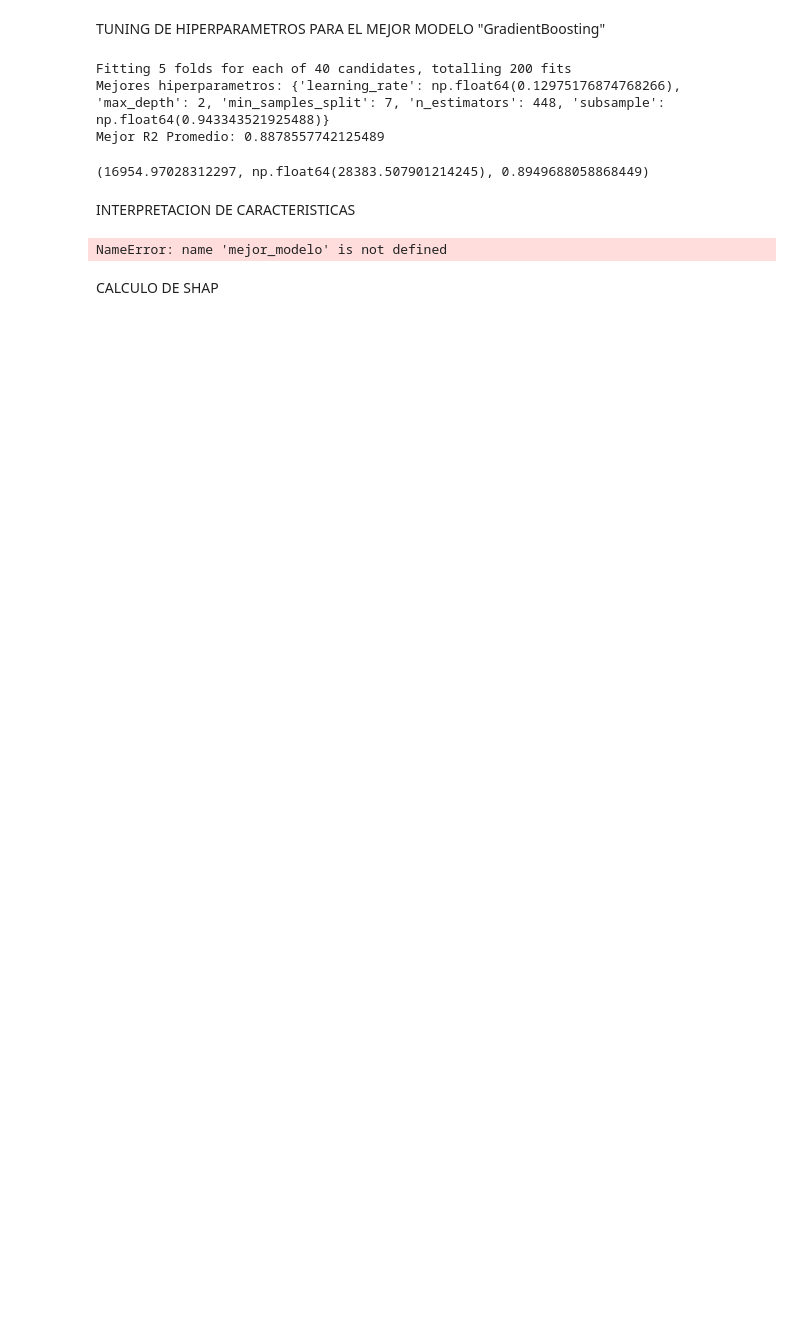
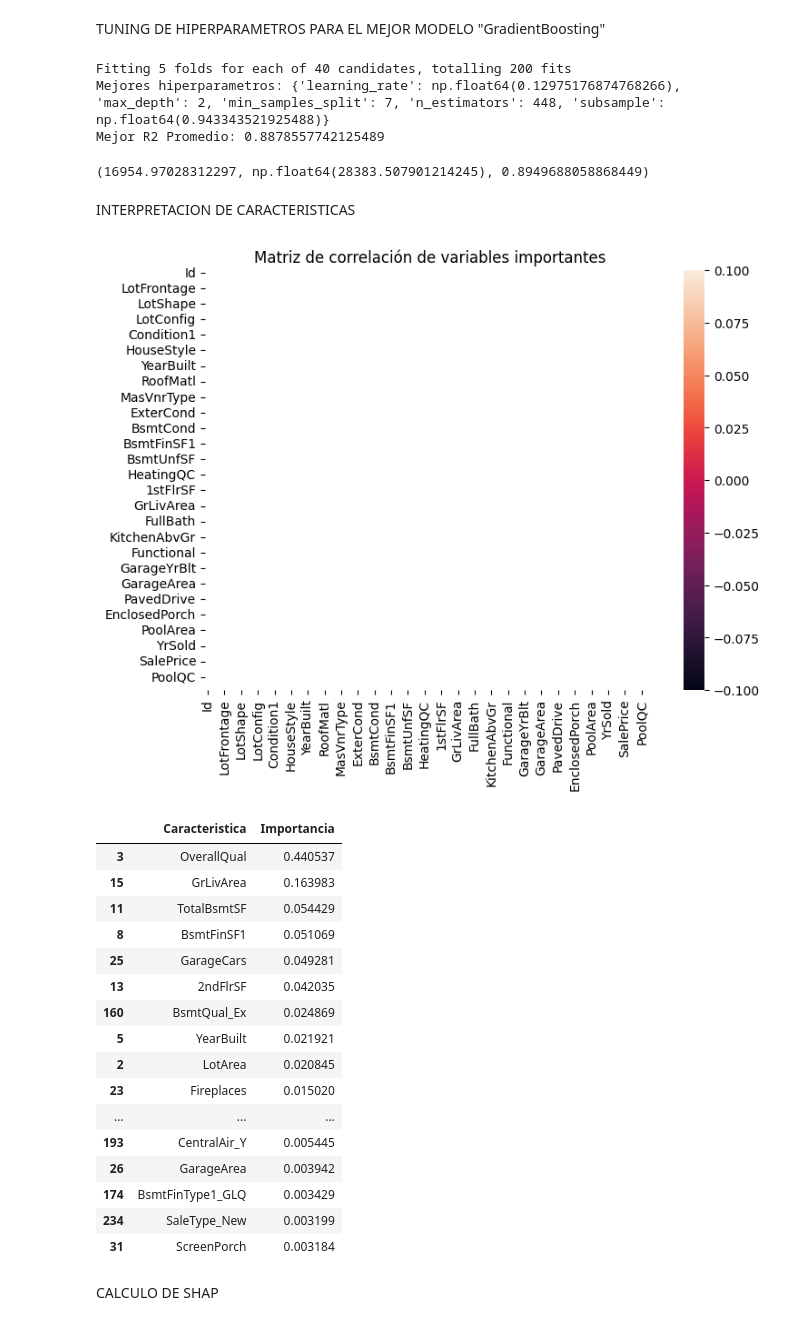
Before and after one commit to rodrigoosoriogaona/Ciencia-de-Datos, a Jupyter notebook: notebook/Ciencia de Datos.ipynb, the cells around one changed output. Cells and saved outputs as stored; diff of their text form; code cells hidden in the pictures; blank space fills up the shorter version.

```diff
--- a/notebook/Ciencia de Datos.ipynb
+++ b/notebook/Ciencia de Datos.ipynb
@@ -6,7 +6,7 @@ import openpyxl
 import os
 
 # Cargar datos
-df = pd.read_csv("Ciencia-de-Datosdata\train.csv")
+df = pd.read_csv("../data/train.csv")
 
 
 # Mostrar información general del dataset
@@ -362,36 +396,53 @@ import matplotlib.pyplot as plt
 import seaborn as sns
 
 # Extraemos el modelo interno
 modelo_de_Gradient_Boosting = mejor_modelo
 # Importancia de características
 Importancias = modelo_de_Gradient_Boosting.feature_importances_
 Caracteristicas = X_entreno.columns
 
 tabla_importancias2 = pd.DataFrame({
     'Caracteristica': Caracteristicas,
     'Importancia': Importancias
 }).sort_values(by='Importancia', ascending=False)
 
 """
 plt.figure(figsize=(10, 12))
 sns.barplot(x='Importancia', y='Caracteristica', data=tabla_importancias2.head(20))
 plt.title('Top 20 Caracteristicas Importantes en Gradient Boosting')
 plt.show()
 
 """
 
-corr_matriz = df2[tabla_importancias2.head(10) + ['SalePrice']].corr
+corr_matriz = df2[tabla_importancias2.head(10) + df['SalePrice']].corr()
 
 plt.figure(figsize=(8,6))
 sns.heatmap(corr_matriz, annot=True, fmt=".2t", linewidths=.5)
 plt.title("Matriz de correlación de variables importantes")
 plt.show()
 
-tabla_importancias2.sort_values('Importancia', ascending=False).to_excel('importancias_ordenadas_GradientBoosting.xlsx', index=False)
+tabla_importancias2.sort_values('Importancia', ascending=False).to_excel('../data/importancias_ordenadas_GradientBoosting.xlsx', index=False)
 
 tabla_importancias2.head(20)
 # %% [output]
-NameError: name 'mejor_modelo' is not defined
+[figure, added]
+|  | Caracteristica | Importancia |
+| 3 | OverallQual | 0.440537 |
+| 15 | GrLivArea | 0.163983 |
+| 11 | TotalBsmtSF | 0.054429 |
+| 8 | BsmtFinSF1 | 0.051069 |
+| 25 | GarageCars | 0.049281 |
+| 13 | 2ndFlrSF | 0.042035 |
+| 160 | BsmtQual_Ex | 0.024869 |
+| 5 | YearBuilt | 0.021921 |
+| 2 | LotArea | 0.020845 |
+| 23 | Fireplaces | 0.015020 |
+| ... | ... | ... |
+| 193 | CentralAir_Y | 0.005445 |
+| 26 | GarageArea | 0.003942 |
+| 174 | BsmtFinType1_GLQ | 0.003429 |
+| 234 | SaleType_New | 0.003199 |
+| 31 | ScreenPorch | 0.003184 |
 # %% [markdown]
 CALCULO DE SHAP
 # %%
```
Also changed, not shown: parts of 4 cells of this notebook, 9 other files.
